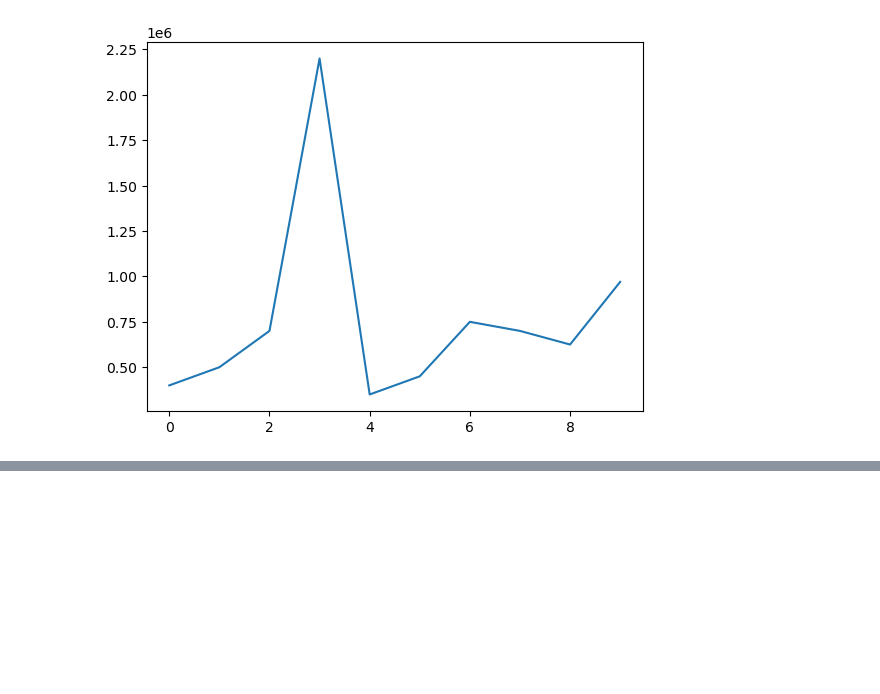
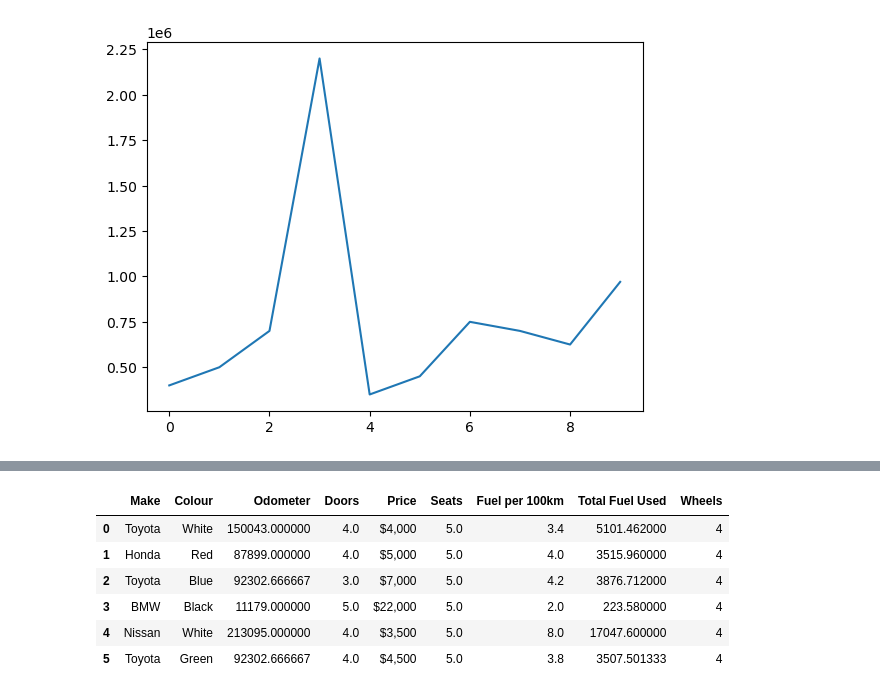
Before and after one commit to SarveshMishra/ml-learning, a Jupyter notebook: Step-1 Pandas/Introduction-to-pandas.ipynb, the cells around one changed output, grey strips where cells are left out. Saved outputs shown, nothing was run; the diff lists cells and outputs as text; code cells hidden in the pictures; blank space fills up the shorter version.

```diff
--- a/Step-1 Pandas/Introduction-to-pandas.ipynb
+++ b/Step-1 Pandas/Introduction-to-pandas.ipynb
@@ -218,0 +292,2 @@ car_sales["Price"].plot()
+# %%
+car_sales_missing.fillna(5, inplace=True)
@@ -218,0 +304,3 @@ car_sales["Price"].plot()
+# %%
+fuel_per_km = [3.4, 4, 4.2, 2, 8, 3.8]
+car_sales_missing["Fuel per 100km"] = fuel_per_km
@@ -218,0 +317,3 @@ car_sales["Price"].plot()
+# %%
+# Creating column from another column
+car_sales_missing["Total Fuel Used"] = car_sales_missing["Odometer"]/100 * car_sales_missing["Fuel per 100km"]
@@ -218,0 +330,12 @@ car_sales["Price"].plot()
+# %%
+car_sales_missing["Wheels"] = 4
+# %%
+car_sales_missing
+# %% [output]
+|  | Make | Colour | Odometer | Doors | Price | Seats | Fuel per 100km | Total Fuel Used | Wheels |
+| 0 | Toyota | White | 150043.000000 | 4.0 | $4,000 | 5.0 | 3.4 | 5101.462000 | 4 |
+| 1 | Honda | Red | 87899.000000 | 4.0 | $5,000 | 5.0 | 4.0 | 3515.960000 | 4 |
+| 2 | Toyota | Blue | 92302.666667 | 3.0 | $7,000 | 5.0 | 4.2 | 3876.712000 | 4 |
+| 3 | BMW | Black | 11179.000000 | 5.0 | $22,000 | 5.0 | 2.0 | 223.580000 | 4 |
+| 4 | Nissan | White | 213095.000000 | 4.0 | $3,500 | 5.0 | 8.0 | 17047.600000 | 4 |
+| 5 | Toyota | Green | 92302.666667 | 4.0 | $4,500 | 5.0 | 3.8 | 3507.501333 | 4 |
```
Also changed, not shown: parts of 19 cells of this notebook, 1 other file.
